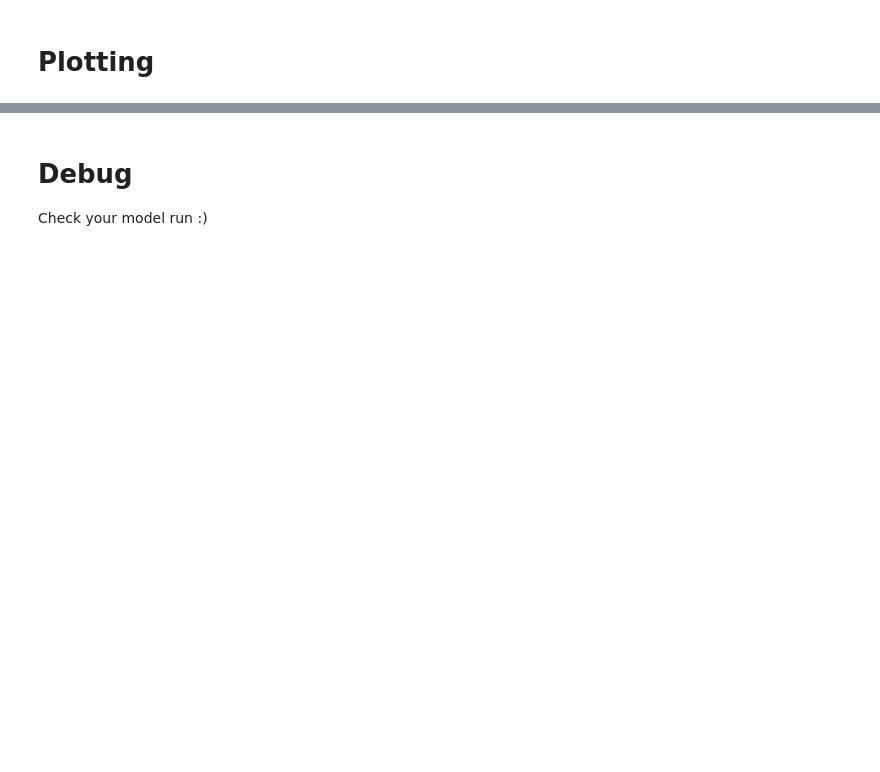
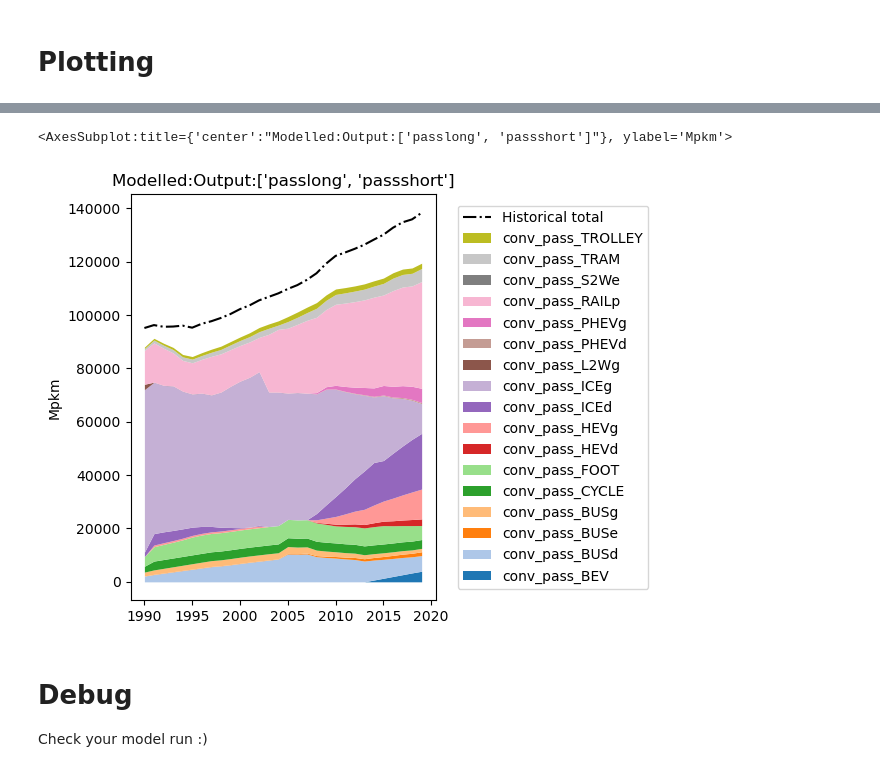
Before and after one commit to irm-codebase/RESTORE, a Jupyter notebook: restore_split.ipynb, the cells around one changed output, grey strips where cells are left out. Saved outputs shown, nothing was run; the diff lists cells and outputs as text; code cells hidden in the pictures; blank space fills up the shorter version.

```diff
--- a/restore_split.ipynb
+++ b/restore_split.ipynb
@@ -142,3 +153,7 @@ restore_plots._add_historical(a, model, cnf.DATA, ["passenger"])
 # %%
-restore_plots.plot_fout(model, cnf.DATA, ["passshort", "passlong"], actual=True, unit="Mpkt")
+restore_plots.plot_aggregated_fout(model, cnf.DATA, ["passlong", "passshort"], unit="Mpkm", use_actual=False,
+                                   hist="passenger")
+# %% [output]
+<AxesSubplot:title={'center':"Modelled:Output:['passlong', 'passshort']"}, ylabel='Mpkm'>
+[figure, added]
 # %%
```
Also changed, not shown: parts of 13 cells of this notebook, 40 other files.
